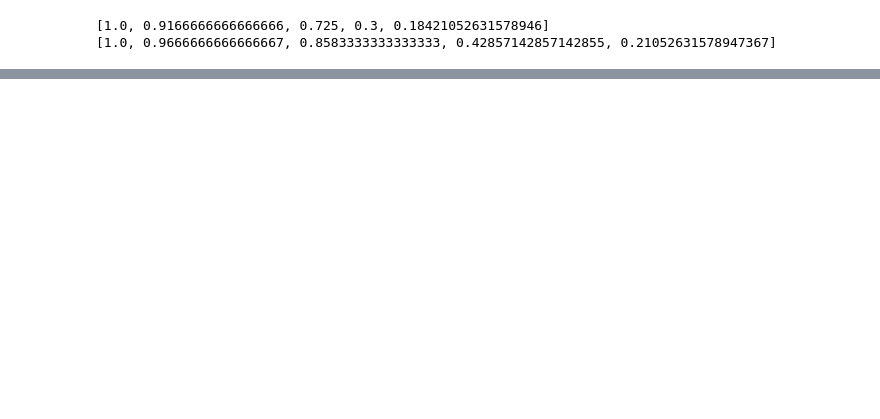
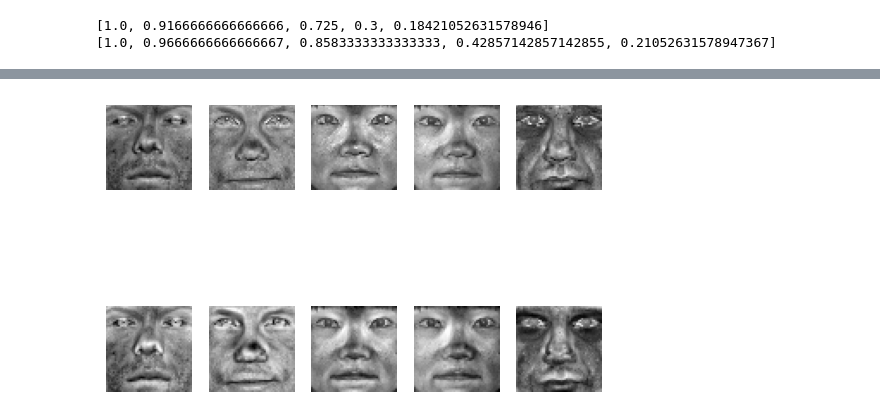
Before and after one commit to UpTheShipCreek/Machine_Learning_2, a Jupyter notebook: Panagiotopoulos_1115201700113.ipynb, the cells around one changed output, grey strips where cells are left out. Drawn from its saved outputs; the diff is of its cells as text; code cells hidden in the pictures; blank space fills up the shorter version.

```diff
--- a/Panagiotopoulos_1115201700113.ipynb
+++ b/Panagiotopoulos_1115201700113.ipynb
@@ -139,0 +241,31 @@ print(train_and_test(30,1))
+# %%
+import random
+import matplotlib.pyplot as plt
+
+for i in range(1,6):
+    #Getting a random number in the range of the set
+    start, end = sets[i]
+    upto = end + 1 - start
+    rand = random.sample(range(start, end+1), 1)
+    #Readying PCA
+    X, labels = loadimages(path,1)  # Assuming loadImages returns both X and labels
+    pca = PCA(n_components=9)
+    pca.fit(X.T)
+    #Getting a random image
+    new_image = X[:, rand[0]]
+    new_image_vector = new_image.flatten()
+    #Trying to reconstruct it
+    coefficients = pca.transform([new_image_vector])
+    reconstructed_image_vector = pca.inverse_transform(coefficients)
+    reconstructed_image = reconstructed_image_vector.reshape(50, 50)
+    #Plotting Initial
+    plt.subplot(2, 5, i)
+    plt.imshow(new_image.reshape(50, 50), cmap='gray')
+    plt.axis('off')
+    #Plotting Recostruction
+    plt.subplot(2, 5, i+5)
+    plt.imshow(reconstructed_image, cmap='gray')
+    plt.axis('off')
+plt.show()
+# %% [output]
+[figure, added]
```
Also changed, not shown: parts of 6 cells of this notebook.
